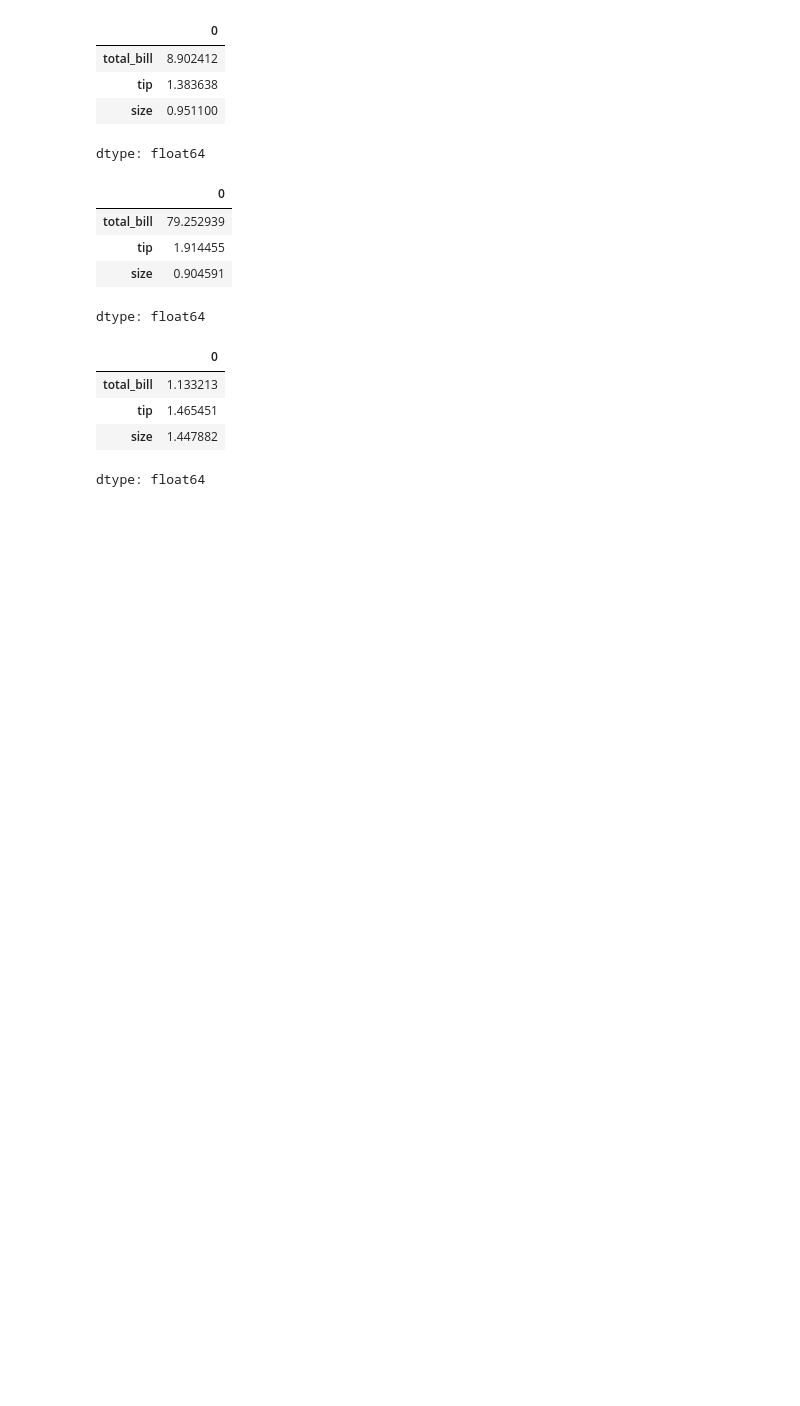
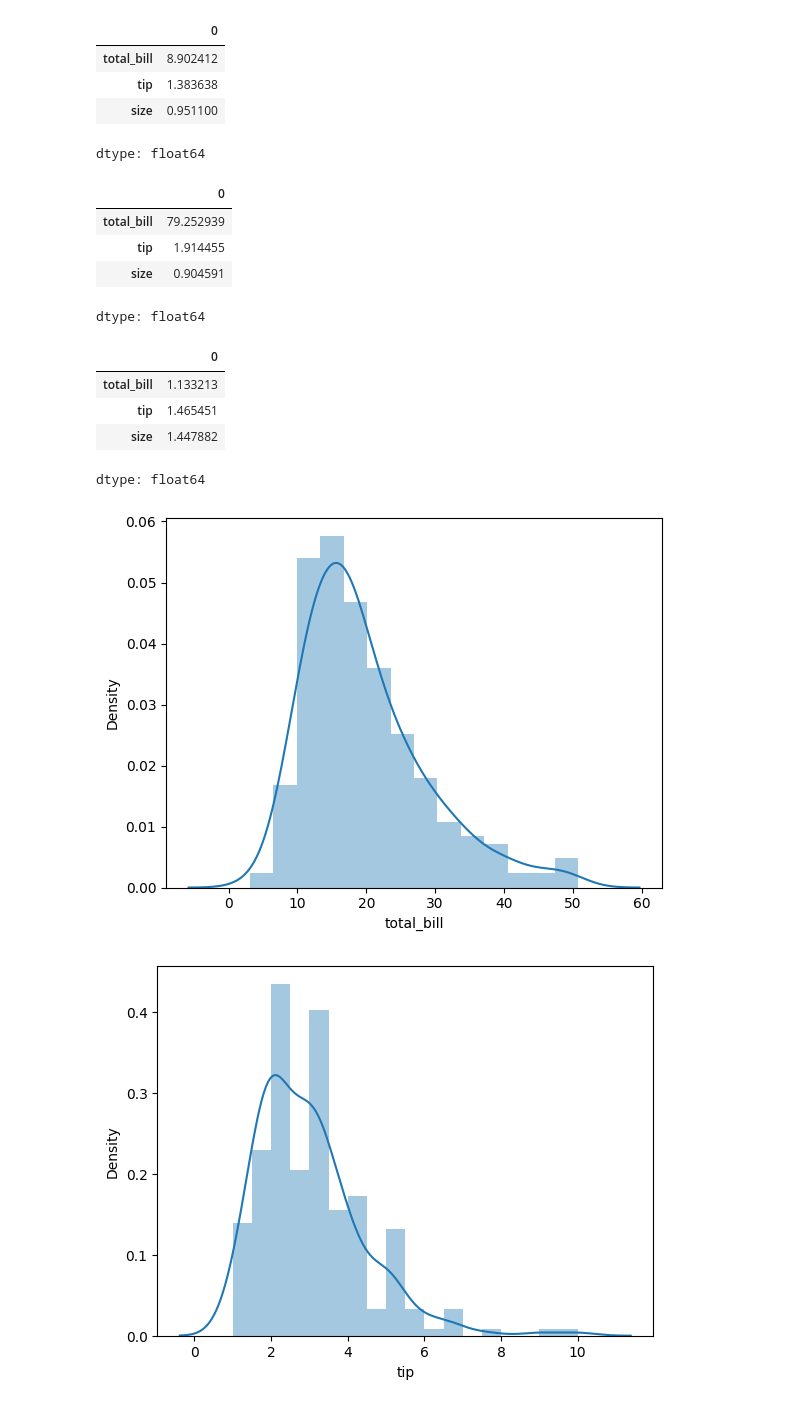
Before and after one commit to aswin-ar3669/IS-Python-Basics, a Jupyter notebook: IS_Class_3_Statistics.ipynb, the cells around one changed output. Saved outputs shown, nothing was run; the diff lists cells and outputs as text; code cells hidden in the pictures; blank space fills up the shorter version.

```diff
--- a/IS_Class_3_Statistics.ipynb
+++ b/IS_Class_3_Statistics.ipynb
@@ -174,3 +174,10 @@ num_df.skew()
 | tip | 1.465451 |
 | size | 1.447882 |
 dtype: float64
+# %%
+for col in num_df.columns:
+    sns.distplot(num_df[col])
+    plt.show()
+# %% [output]
+[figure, added]
+[figure, added]
```
Also changed, not shown: parts of 8 cells of this notebook.
